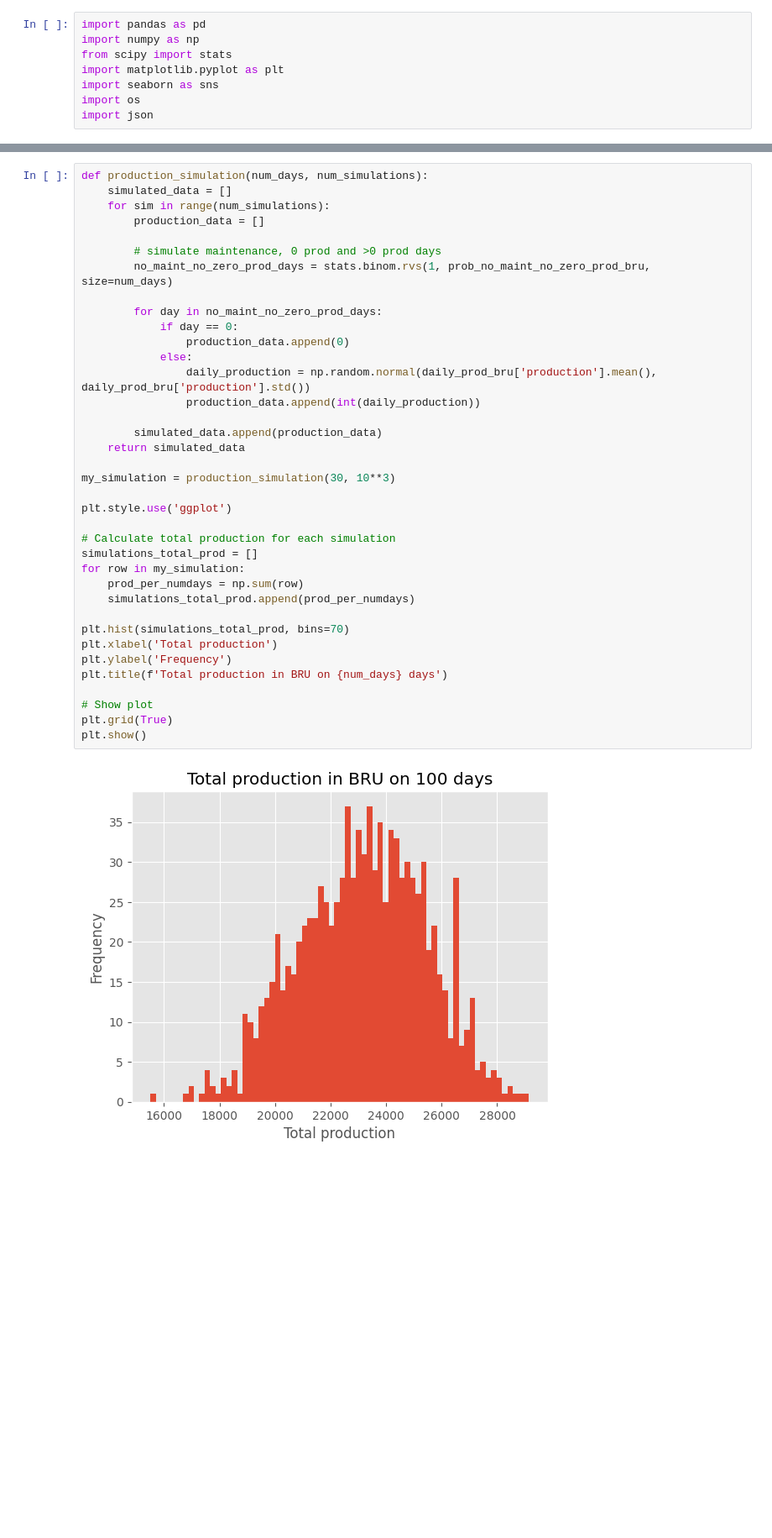
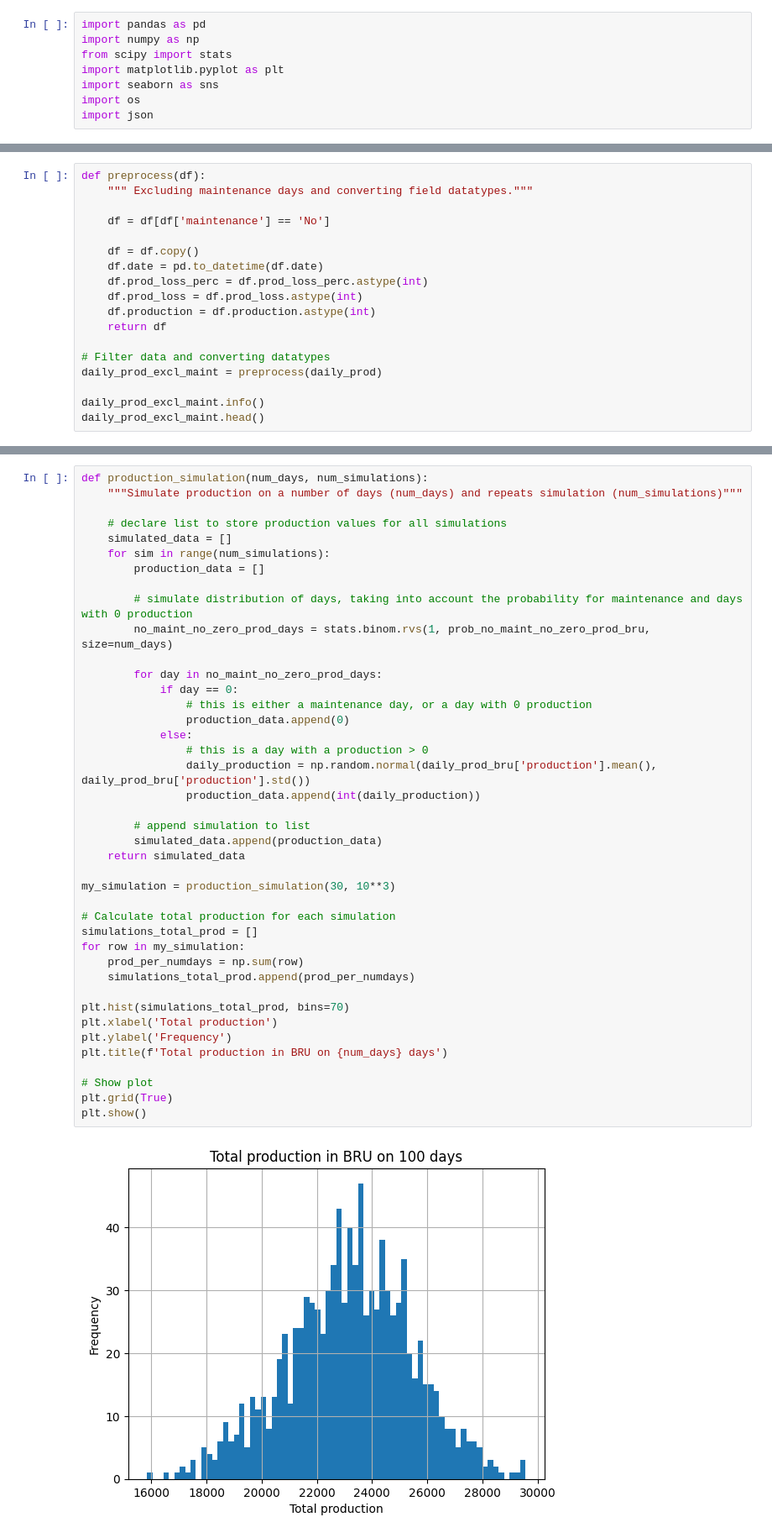
Before and after one commit to PhilippeGiorgino/project_evaluatie_statistiek, a Jupyter notebook: notebooks/evaluatie_statistiek.ipynb, the cells around one changed output, grey strips where cells are left out. Shown: that part at 84% size. Cells and saved outputs as stored; diff of their text form; blank space fills up the shorter version.

```diff
--- a/notebooks/evaluatie_statistiek.ipynb
+++ b/notebooks/evaluatie_statistiek.ipynb
@@ -278,0 +82,18 @@ daily_prod_sto[daily_prod_sto['production'] < 150].shape[0] / daily_prod_sto[dai
+# %%
+def preprocess(df):
+    """ Excluding maintenance days and converting field datatypes."""
+
+    df = df[df['maintenance'] == 'No']
+
+    df = df.copy()
+    df.date = pd.to_datetime(df.date)
+    df.prod_loss_perc = df.prod_loss_perc.astype(int)
+    df.prod_loss = df.prod_loss.astype(int)
+    df.production = df.production.astype(int)
+    return df
+
+# Filter data and converting datatypes
+daily_prod_excl_maint = preprocess(daily_prod)
+
+daily_prod_excl_maint.info()
+daily_prod_excl_maint.head()
@@ -307,39 +301,43 @@ A potential distribution of 100 production days taking into account zero product
 # %%
 def production_simulation(num_days, num_simulations):
+    """Simulate production on a number of days (num_days) and repeats simulation (num_simulations)"""
+
+    # declare list to store production values for all simulations
     simulated_data = []
     for sim in range(num_simulations):
         production_data = []
 
-        # simulate maintenance, 0 prod and >0 prod days
+        # simulate distribution of days, taking into account the probability for maintenance and days with 0 production
         no_maint_no_zero_prod_days = stats.binom.rvs(1, prob_no_maint_no_zero_prod_bru, size=num_days)
 
         for day in no_maint_no_zero_prod_days:
             if day == 0:
+                # this is either a maintenance day, or a day with 0 production
                 production_data.append(0)
             else:
+                # this is a day with a production > 0
                 daily_production = np.random.normal(daily_prod_bru['production'].mean(), daily_prod_bru['production'].std())
                 production_data.append(int(daily_production))
 
+        # append simulation to list
         simulated_data.append(production_data)
     return simulated_data
 
 my_simulation = production_simulation(30, 10**3)
-
-plt.style.use('ggplot')
 
 # Calculate total production for each simulation
 simulations_total_prod = []
 for row in my_simulation:
     prod_per_numdays = np.sum(row)
     simulations_total_prod.append(prod_per_numdays)
 
 plt.hist(simulations_total_prod, bins=70)
 plt.xlabel('Total production')
 plt.ylabel('Frequency')
 plt.title(f'Total production in BRU on {num_days} days')
 
 # Show plot
 plt.grid(True)
 plt.show()
 # %% [output]
-[figure, old version]
+[figure, new version]
```
Also changed, not shown: parts of 41 cells of this notebook, 1 other file.
